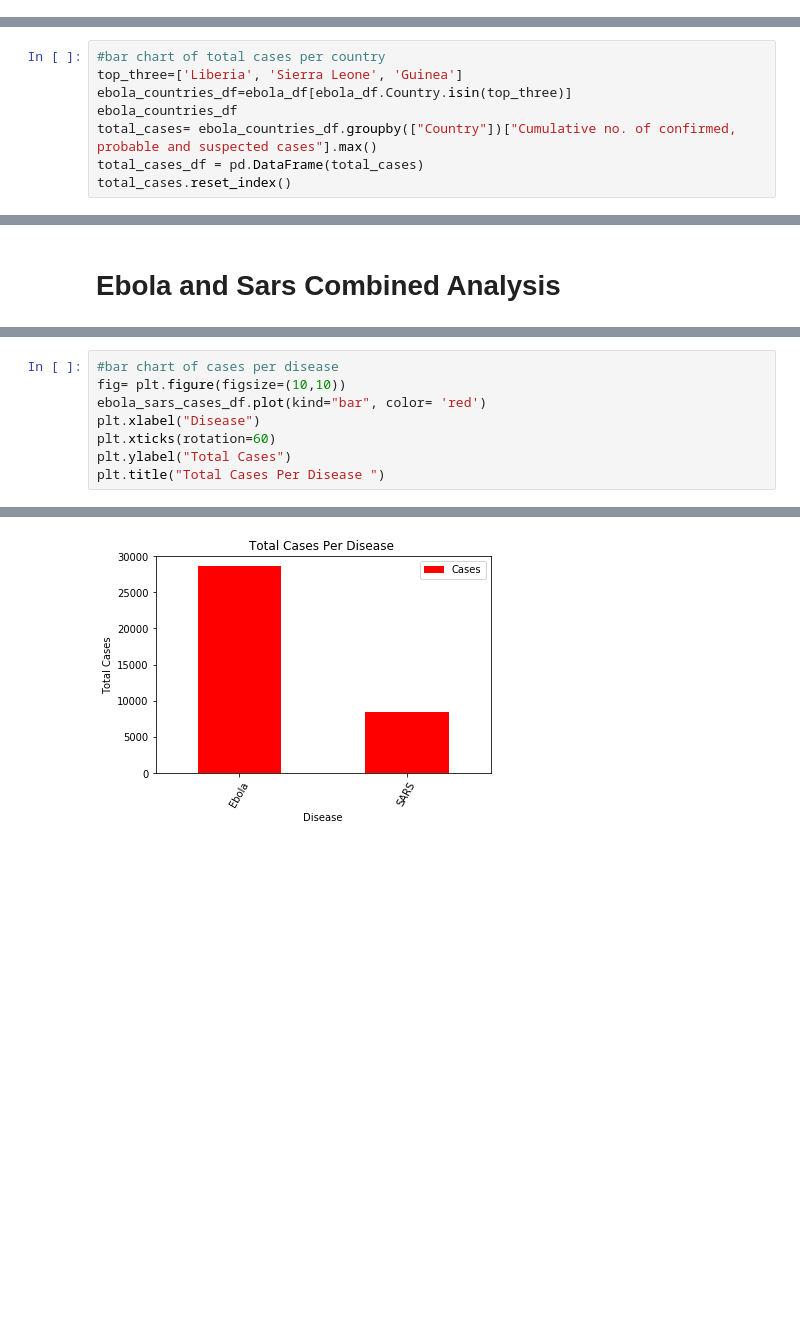
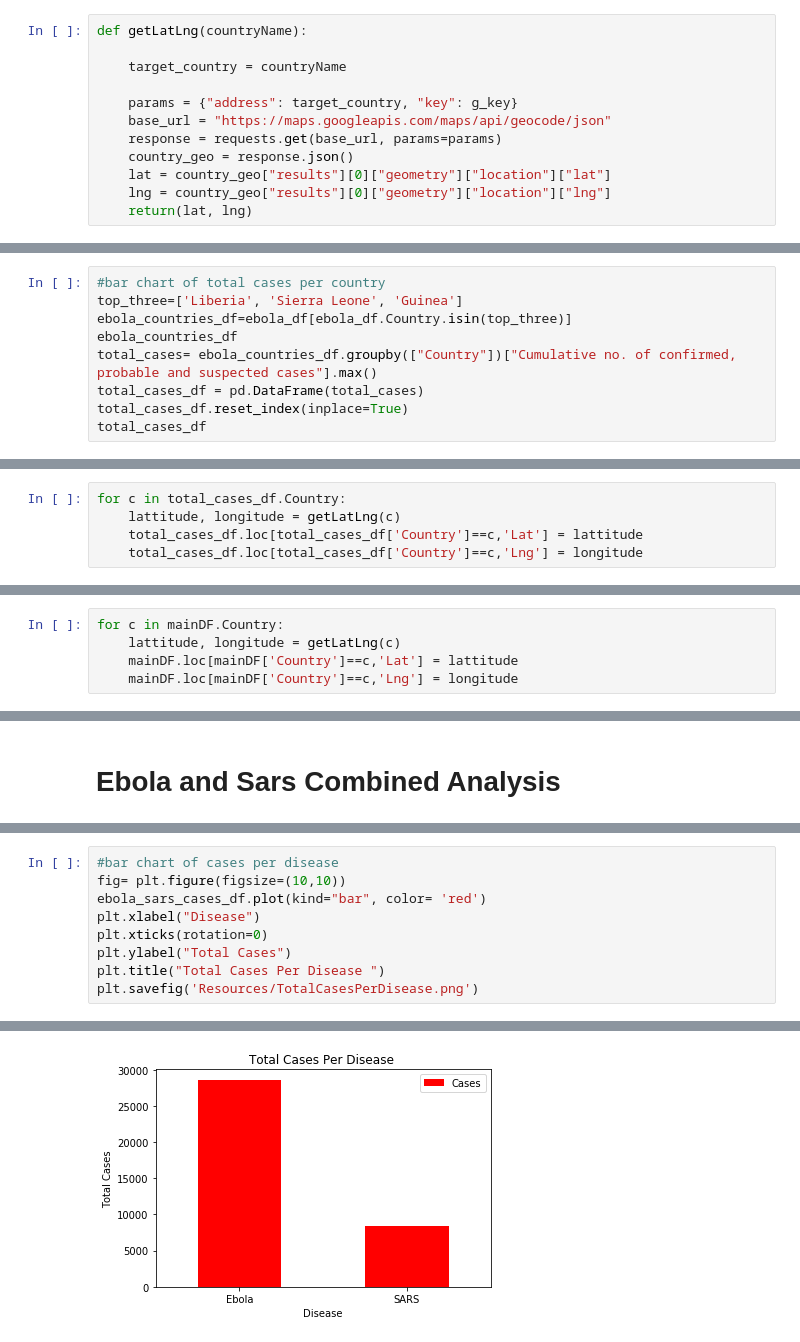
Before and after one commit to erharker/Json-s-and-the-pretty-pprintcesses, a Jupyter notebook: sars-ebola.ipynb, the cells around one changed output, grey strips where cells are left out. Drawn from its saved outputs; the diff is of its cells as text; blank space fills up the shorter version.

```diff
--- a/sars-ebola.ipynb
+++ b/sars-ebola.ipynb
@@ -27,0 +15,12 @@ ebola_df
+# %%
+def getLatLng(countryName):
+
+    target_country = countryName
+
+    params = {"address": target_country, "key": g_key}
+    base_url = "https://maps.googleapis.com/maps/api/geocode/json"
+    response = requests.get(base_url, params=params)
+    country_geo = response.json()
+    lat = country_geo["results"][0]["geometry"]["location"]["lat"]
+    lng = country_geo["results"][0]["geometry"]["location"]["lng"]
+    return(lat, lng)
@@ -171,9 +134,15 @@ ebola_countries_df=ebola_df[ebola_df.Country.isin(top_three)]
 ebola_countries_df
 total_cases= ebola_countries_df.groupby(["Country"])["Cumulative no. of confirmed, probable and suspected cases"].max()
 total_cases_df = pd.DataFrame(total_cases)
-total_cases.reset_index()
+total_cases_df.reset_index(inplace=True)
+total_cases_df
 # %% [output]
 |  | Country | Cumulative no. of confirmed, prob... |
 | 0 | Guinea | 3810.0 |
 | 1 | Liberia | 10666.0 |
 | 2 | Sierra Leone | 14122.0 |
+# %%
+for c in total_cases_df.Country:
+    lattitude, longitude = getLatLng(c)
+    total_cases_df.loc[total_cases_df['Country']==c,'Lat'] = lattitude
+    total_cases_df.loc[total_cases_df['Country']==c,'Lng'] = longitude
@@ -503,3 +484,8 @@ mainDF
 | 3 | Singapore | 206 | 4,608,595 | 32 | 172 |
 | 4 | Taiwan, China | 698 | 22,603,001 | 84 | 507 |
 | 5 | United States | 220 | 290,342,554 | 0 | 67 |
+# %%
+for c in mainDF.Country:
+    lattitude, longitude = getLatLng(c)
+    mainDF.loc[mainDF['Country']==c,'Lat'] = lattitude
+    mainDF.loc[mainDF['Country']==c,'Lng'] = longitude
@@ -767,14 +807,15 @@ ebola_sars_cases_df.head()
 # %%
 #bar chart of cases per disease
 fig= plt.figure(figsize=(10,10))
 ebola_sars_cases_df.plot(kind="bar", color= 'red')
 plt.xlabel("Disease")
-plt.xticks(rotation=60)
+plt.xticks(rotation=0)
 plt.ylabel("Total Cases")
 plt.title("Total Cases Per Disease ")
+plt.savefig('Resources/TotalCasesPerDisease.png')
 # %% [output]
 Text(0.5, 1.0, 'Total Cases Per Disease ')
 <Figure size 720x720 with 0 Axes>
-[figure, old version]
+[figure, new version]
 # %%
 #Total number deaths per desease.
```
Also changed, not shown: parts of 40 cells of this notebook, 6 other files.
